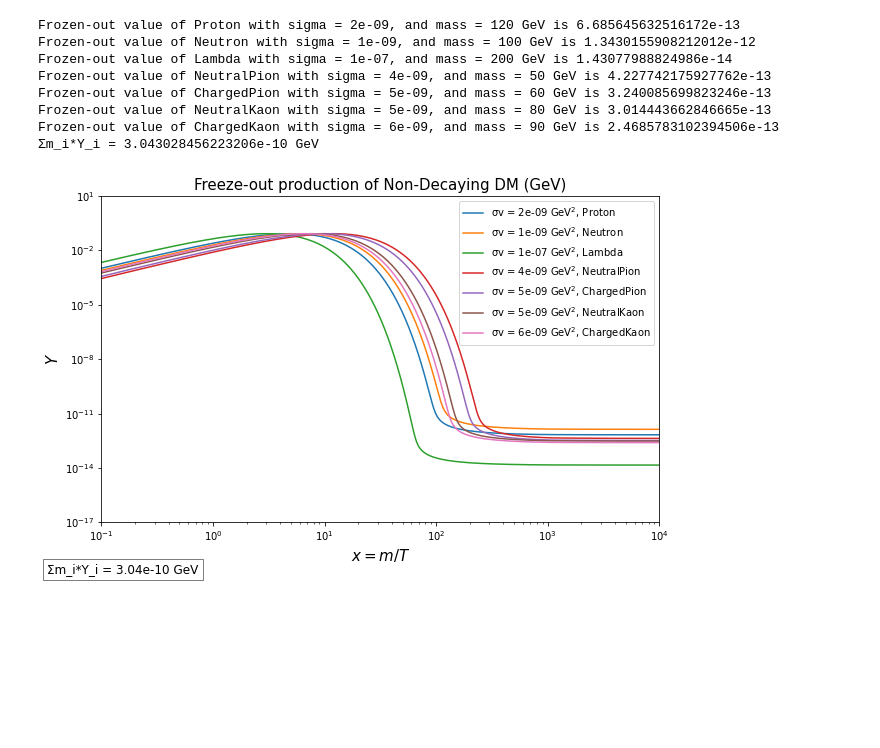
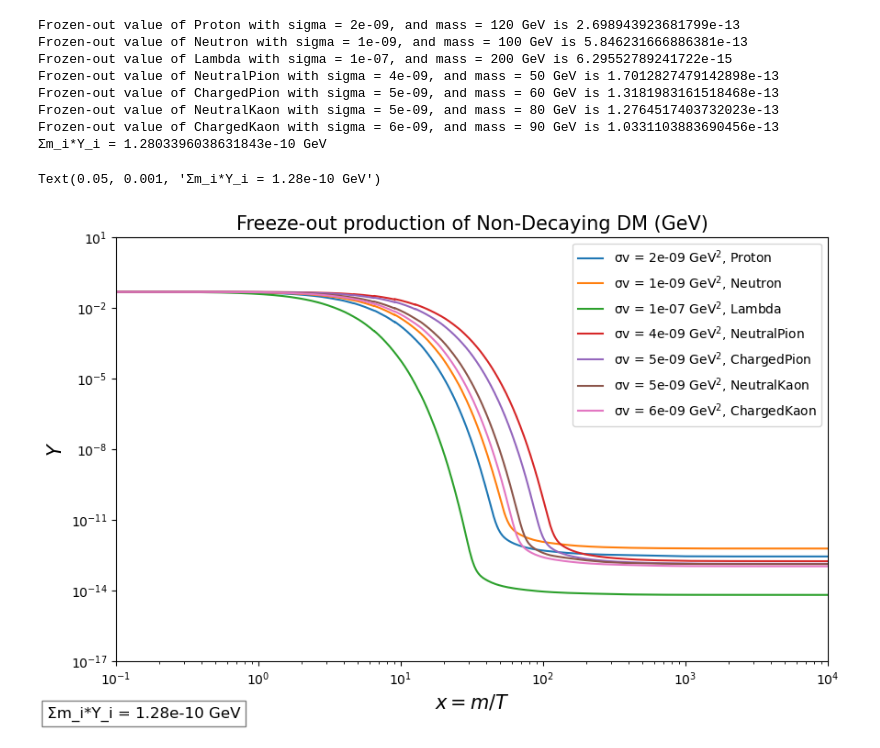
Before and after one commit to IgalPress/Thesis, a Jupyter notebook: MinimalWorkingExample.ipynb, the cells around one changed output. Saved outputs shown, nothing was run; the diff lists cells and outputs as text; code cells hidden in the pictures; blank space fills up the shorter version.

```diff
--- a/MinimalWorkingExample.ipynb
+++ b/MinimalWorkingExample.ipynb
@@ -2,7 +2,11 @@
 import numpy as np
 import matplotlib.pyplot as plt
 import scipy.integrate as integrate
+from scipy.special import kn
+
 import pandas as pd
+g=20
+c2 = 2*(np.pi**2)/45
 # %%
 # Load the data from CSV files
 Gstar_df = pd.read_csv("Gstar.csv")
@@ -50,6 +54,21 @@ particle_ratios = {
     for particle in particle_mass
 }
 
+def n_eq(x, particle):
+    mass = particle_mass.get(particle, 1)
+    T = mass/x
+    return (g/(2*(np.pi**2)))*(mass**2)*(T)*kn(2, x)
+
+# Define s(x, m) function (entropy density)
+def s(x, particle):
+    mass = particle_mass.get(particle, 1)
+    g_starS_vec = np.vectorize(g_starS)
+    return c2 * g_starS_vec(mass / x) * (mass / x)**3
+
+def Y_EQ(x, particle):
+    mass = particle_mass.get(particle, 1)
+    return n_eq(x, particle) / s(x, particle)
+
 # Function to compute prefactor k
 def fk(particle):
     mass = particle_mass.get(particle, 1)
@@ -62,13 +81,6 @@ def Variables(x, particle):
     T = mass / x
     return k * g_star(T) / x**2  # g_star(T) is assumed to be defined elsewhere
 
-# Equilibrium abundance function (assumed to be pre-defined)
-def Y_EQ(x, particle):
-
-    #ratio = particle_ratios.get(particle, 1)
-    #x_ratio = max(0.1, x * ratio)
-
-    return 0.145 * (x**(3/2)*0.5) * np.exp(-x*0.5)
 
 # Boltzmann equation in log space
 def dYdx_log(x, logY, particle):
@@ -103,41 +115,42 @@ for particle in particles:
         lambda x, logY: dYdx_log(x, logY, particle),
         (x_min, x_max),
         [np.log(Y_EQ(x_min, particle))],
         method='BDF',
         t_eval=x_eval,
-        rtol=1e-10,
-        atol=1e-10
+        rtol=1e-3,
+        atol=1e-3
     )
 
     # Convert back from log space
     Y_values = np.exp(sol.y[0])
 
     print(f'Frozen-out value of {particle} with sigma = {cross_section}, and mass = {mass} GeV is {Y_values[-1]}')
 
     plt.loglog(sol.t, Y_values, label=f'σv = {cross_section} GeV$^{2}$, {particle}')
 
     FreezeOutNumber = np.append(FreezeOutNumber, Y_values[-1])
     masses = np.append(masses, mass)
 
 print(f'Σm_i*Y_i = {np.sum(np.multiply(masses,FreezeOutNumber))} GeV')
 
 
 plt.ylim(1E-17,10)
 plt.xlim(0.1,x_max)
 plt.xlabel('$x = m/T$', size= 15)
 plt.ylabel('$Y$', size= 15)
 plt.title('Freeze-out production of Non-Decaying DM (GeV)', size= 15)
 plt.legend()
 plt.gcf().text(0.05, 0.001, f"Σm_i*Y_i = {format(np.sum(np.multiply(masses, FreezeOutNumber)), '.2e')} GeV", fontsize=12, ha='left', va='bottom', bbox=dict(facecolor='white', alpha=0.5))
 #plt.show()
 #plt.savefig('NonDecayingFreezeOut.png', facecolor = 'w')
 # %% [output]
-Frozen-out value of Proton with sigma = 2e-09, and mass = 120 GeV is 6.685645632516172e-13
-Frozen-out value of Neutron with sigma = 1e-09, and mass = 100 GeV is 1.3430155908212012e-12
-Frozen-out value of Lambda with sigma = 1e-07, and mass = 200 GeV is 1.43077988824986e-14
-Frozen-out value of NeutralPion with sigma = 4e-09, and mass = 50 GeV is 4.227742175927762e-13
-Frozen-out value of ChargedPion with sigma = 5e-09, and mass = 60 GeV is 3.240085699823246e-13
-Frozen-out value of NeutralKaon with sigma = 5e-09, and mass = 80 GeV is 3.014443662846665e-13
-Frozen-out value of ChargedKaon with sigma = 6e-09, and mass = 90 GeV is 2.4685783102394506e-13
-Σm_i*Y_i = 3.043028456223206e-10 GeV
+Frozen-out value of Proton with sigma = 2e-09, and mass = 120 GeV is 2.698943923681799e-13
+Frozen-out value of Neutron with sigma = 1e-09, and mass = 100 GeV is 5.846231666886381e-13
+Frozen-out value of Lambda with sigma = 1e-07, and mass = 200 GeV is 6.29552789241722e-15
+Frozen-out value of NeutralPion with sigma = 4e-09, and mass = 50 GeV is 1.7012827479142898e-13
+Frozen-out value of ChargedPion with sigma = 5e-09, and mass = 60 GeV is 1.3181983161518468e-13
+Frozen-out value of NeutralKaon with sigma = 5e-09, and mass = 80 GeV is 1.2764517403732023e-13
+Frozen-out value of ChargedKaon with sigma = 6e-09, and mass = 90 GeV is 1.0331103883690456e-13
+Σm_i*Y_i = 1.2803396038631843e-10 GeV
+Text(0.05, 0.001, 'Σm_i*Y_i = 1.28e-10 GeV')
-[figure, old version]
+[figure, new version]
```
Also changed, not shown: 5 other files.
